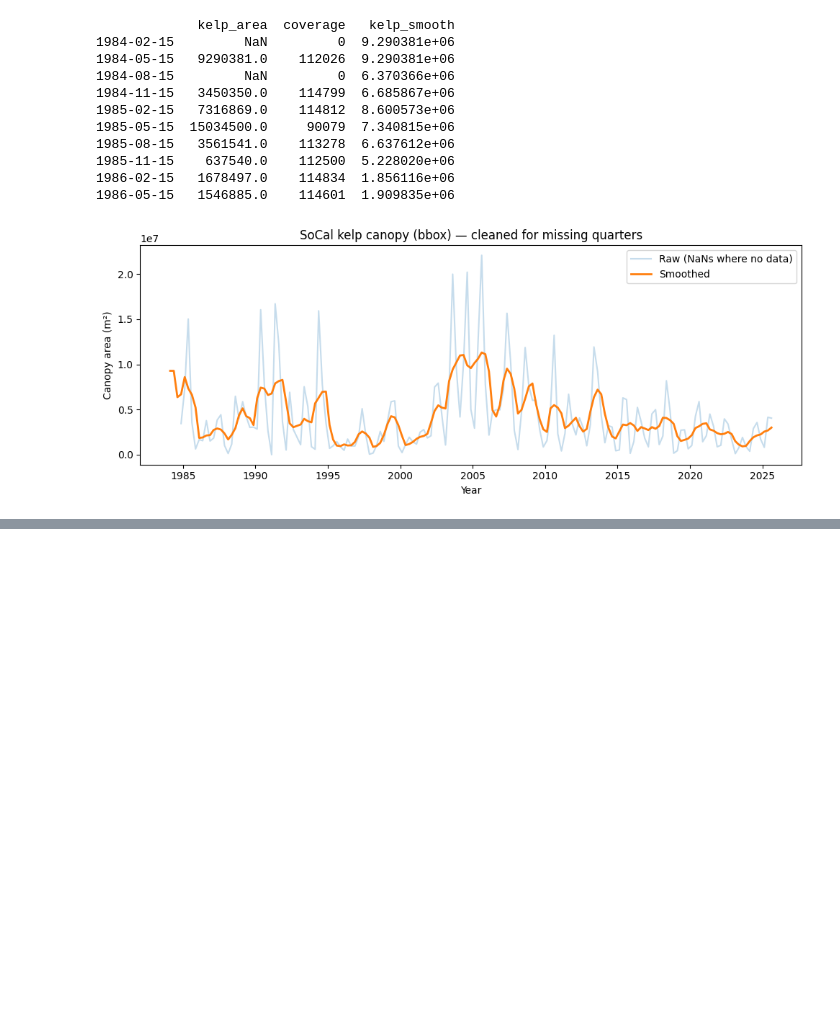
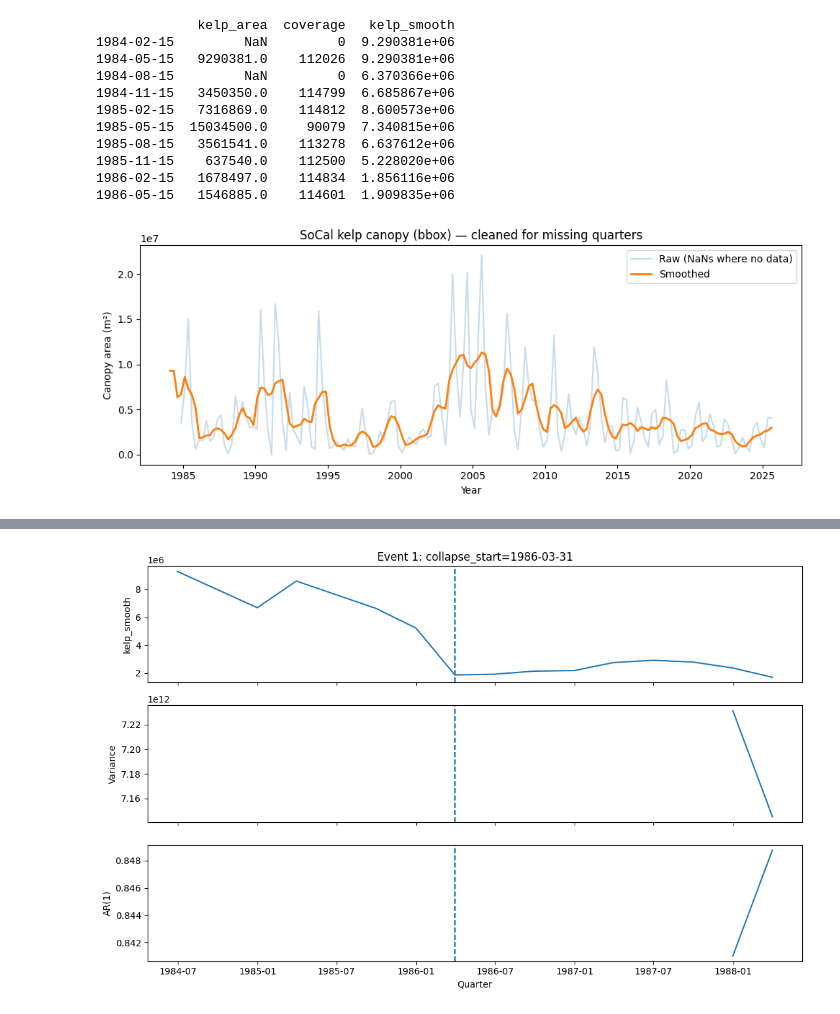
Before and after one commit to tonylin6032/kelp_project, a Jupyter notebook: notebooks/02v2.ipynb, the cells around one changed output, grey strips where cells are left out. Cells and saved outputs as stored; diff of their text form; code cells hidden in the pictures; blank space fills up the shorter version.

```diff
--- a/notebooks/02v2.ipynb
+++ b/notebooks/02v2.ipynb
@@ -350,0 +506,80 @@ print("Saved:", sst_out, "| rows:", len(sst_quarterly), "| range:", sst_quarterl
+# %%
+#9 early warning signals (variance + AR1) before collapses
+
+import numpy as np
+import pandas as pd
+import matplotlib.pyplot as plt
+
+def ar1(x):
+    x = np.asarray(x, dtype=float)
+    x = x[np.isfinite(x)]
+    if len(x) < 3:
+        return np.nan
+    x0, x1 = x[:-1], x[1:]
+    if np.std(x0) == 0 or np.std(x1) == 0:
+        return np.nan
+    return np.corrcoef(x0, x1)[0, 1]
+
+def rolling_ews(s, window=16, min_valid_frac=0.8):
+    """
+    window in quarters (16 = 4 years). Uses trailing window.
+    Returns df with ews_var and ews_ar1 aligned to the right edge of the window.
+    """
+    s = s.astype(float)
+    out = pd.DataFrame(index=s.index, columns=["ews_var", "ews_ar1"], dtype=float)
+
+    min_n = int(np.ceil(window * min_valid_frac))
+
+    for i in range(len(s)):
+        w = s.iloc[max(0, i - window + 1): i + 1]
+        x = w.values
+        x = x[np.isfinite(x)]
+        if len(x) < min_n:
+            continue
+
+        # EWS often computed on anomalies (demean within window)
+        x = x - np.mean(x)
+
+        out.iloc[i, 0] = np.var(x, ddof=1) if len(x) > 1 else np.nan
+        out.iloc[i, 1] = ar1(x)
+
+    return out
+
+# compute EWS on filtered quarterly kelp series
+ews = rolling_ews(df_kelp_q_f["kelp_smooth"], window=16, min_valid_frac=0.8)
+df_ews = df_kelp_q_f.join(ews)
+
+print(df_ews[["kelp_smooth", "ews_var", "ews_ar1"]].head())
+
+# plot per event: pre-window view
+PRE_Q = 24   # quarters before collapse start (~6 years)
+POST_Q = 8   # quarters after (~2 years)
+
+for k, e in events.iterrows():
+    t0 = e["collapse_start"]
+    t_start = t0 - pd.offsets.QuarterEnd(PRE_Q)
+    t_end   = t0 + pd.offsets.QuarterEnd(POST_Q)
+
+    sub = df_ews.loc[(df_ews.index >= t_start) & (df_ews.index <= t_end)].copy()
+    if sub.empty:
+        continue
+
+    fig, axes = plt.subplots(3, 1, figsize=(11, 7), sharex=True)
+
+    axes[0].plot(sub.index, sub["kelp_smooth"])
+    axes[0].axvline(t0, linestyle="--")
+    axes[0].set_ylabel("kelp_smooth")
+    axes[0].set_title(f"Event {k+1}: collapse_start={t0.date()}")
+
+    axes[1].plot(sub.index, sub["ews_var"])
+    axes[1].axvline(t0, linestyle="--")
+    axes[1].set_ylabel("Variance")
+
+    axes[2].plot(sub.index, sub["ews_ar1"])
+    axes[2].axvline(t0, linestyle="--")
+    axes[2].set_ylabel("AR(1)")
+    axes[2].set_xlabel("Quarter")
+
+    plt.tight_layout()
+    plt.show()
+# %% [output]
@@ -350,0 +593 @@ print("Saved:", sst_out, "| rows:", len(sst_quarterly), "| range:", sst_quarterl
+[figure, added]
```
Also changed, not shown: parts of 12 cells of this notebook, 9 other files.
